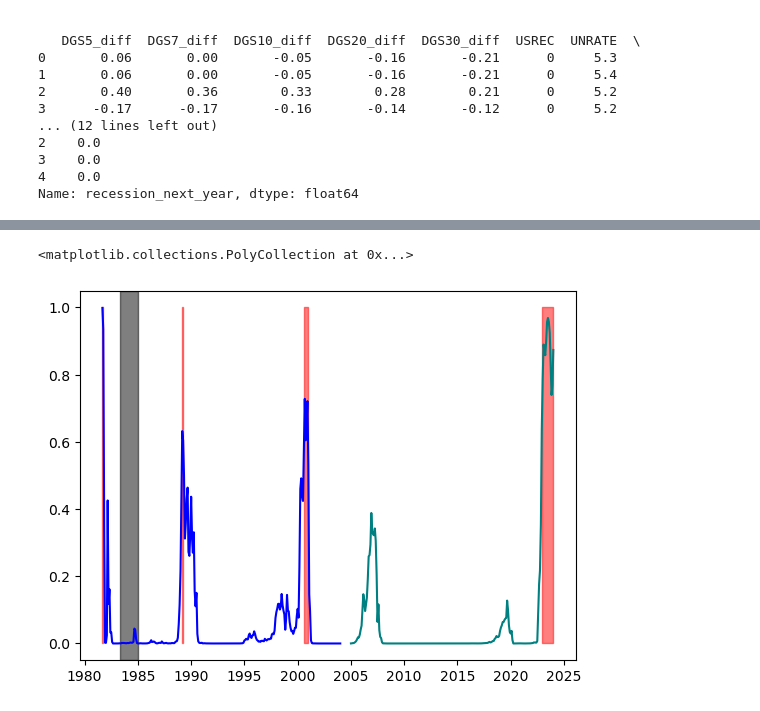
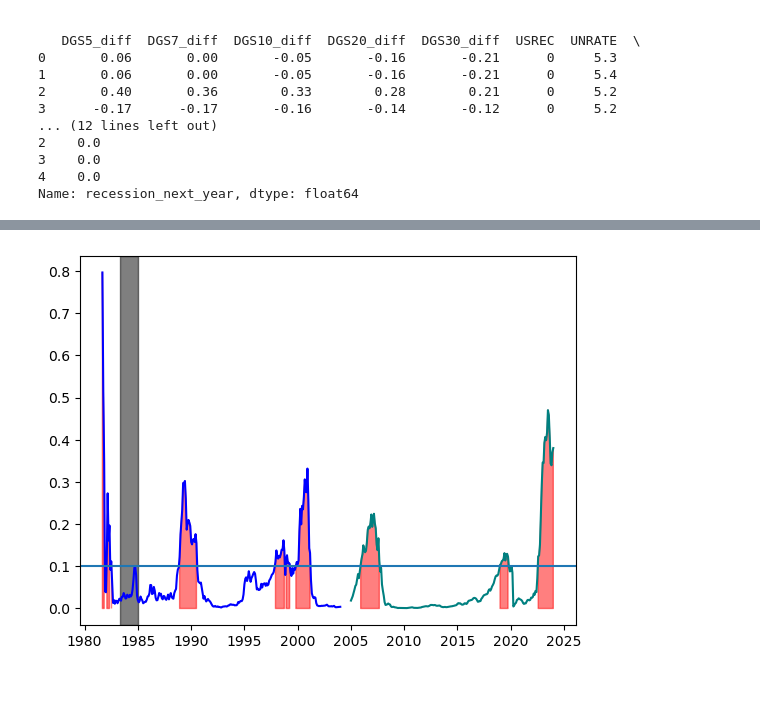
Before and after one commit to cacadelena/DelenaYusuf_yieldcurve, a Jupyter notebook: ds project_BACKUP.ipynb, the cells around one changed output, grey strips where cells are left out. Cells and saved outputs as stored; diff of their text form; code cells hidden in the pictures.

```diff
--- a/ds project_BACKUP.ipynb
+++ b/ds project_BACKUP.ipynb
@@ -13,7 +13,7 @@ def diff_yields(df):
     return df
 # %%
 #1981-2005
-
+look_ahead = 12 # 3 months
 
 yields = pd.read_csv('U.S Treasury Bonds 1981 - 2005.csv', parse_dates=['observation_date'])
 yields = diff_yields(yields)
@@ -30,7 +30,7 @@ df['10y_minus_3m'] = df['DGS10'] - df['DGS3MO']
 df['10y_minus_2y'] = df['DGS10'] - df['DGS2']
 
 # Shift the recession indicator by 12 months forward
-df['recession_next_year'] = df['USREC'].shift(-12)
+df['recession_next_year'] = df['USREC'].shift(-1*look_ahead)
 
 # Drop rows with NaNs created by shifting
 df = df.dropna()
@@ -73,7 +73,7 @@ Index(['observation_date', 'DGS3MO', 'DGS6MO', 'DGS1', 'DGS2', 'DGS3', 'DGS5',
        '10y_minus_3m', '10y_minus_2y', 'recession_next_year'],
       dtype='object')
 # %%
-from sklearn.linear_model import LogisticRegression
+from sklearn.linear_model import LogisticRegressionCV
 from sklearn.ensemble import RandomForestClassifier
 from sklearn.tree import DecisionTreeClassifier
 from sklearn.preprocessing import StandardScaler
@@ -84,13 +84,13 @@ scaler = StandardScaler()
 X_scaled = scaler.fit_transform(X)
 
 # 2. Train the model_8505 (using all available data)
-model_8505 = DecisionTreeClassifier()
+model_8505 = LogisticRegressionCV()
 model_8505.fit(X_scaled, y)
 
 # 3. Make predictions
-y_pred = model_8505.predict(X_scaled)
+threshold = 0.1
 y_pred_proba = model_8505.predict_proba(X_scaled)[:, 1]
-
+y_pred = (y_pred_proba >= threshold).astype(int)
 # 4. Evaluate the model
 print("Confusion Matrix:\n", confusion_matrix(y, y_pred))
 print("\nClassification Report:\n", classification_report(y, y_pred))
@@ -255,7 +262,7 @@ df['10y_minus_3m'] = df['DGS10'] - df['DGS3MO']
 df['10y_minus_2y'] = df['DGS10'] - df['DGS2']
 
 # Shift the recession indicator by 12 months forward
-df['recession_next_year'] = df['USREC'].shift(-12)
+df['recession_next_year'] = df['USREC'].shift(-1*look_ahead)
 
 # Drop rows with NaNs created by shifting
 df = df.dropna()
@@ -300,14 +328,15 @@ disp.plot(cmap='Blues')
 # %%
 #probability of recessions 1985-2005
+threshold = 0.1
 plt.plot(dates_8505, y_pred_proba, label='Predicted Probability of Recession', color='blue')
 plt.plot(dates_0525, y_25_pred_proba, label='Predicted Probability of Recession (2005-25)', color='teal')
-
-plt.fill_between(dates_8505, 0, 1, where=(y_pred_proba > 0.5), color='red', alpha=0.5, label='Predicted Recession')
+plt.axhline(threshold)
+plt.fill_between(dates_8505, 0, y_pred_proba, where=(y_pred_proba > threshold), color='red', alpha=0.5, label='Predicted Recession')
 plt.axvspan(dates_8505[20], dates_8505[40], color='black', alpha=0.5, label='Recession Period')
-plt.fill_between(dates_0525, 0, 1, where=(y_25_pred_proba > 0.5), color='red', alpha=0.5, label='Predicted Recession')
+plt.fill_between(dates_0525, 0, y_25_pred_proba, where=(y_25_pred_proba > threshold), color='red', alpha=0.5, label='Predicted Recession')
+plt.show()
 # %% [output]
-<matplotlib.collections.PolyCollection at 0x...>
-[figure, old version]
+[figure, new version]
 # %%
 from sklearn.model_selection import train_test_split
 from sklearn.linear_model import LogisticRegression
```
Also changed, not shown: parts of 14 cells of this notebook.
